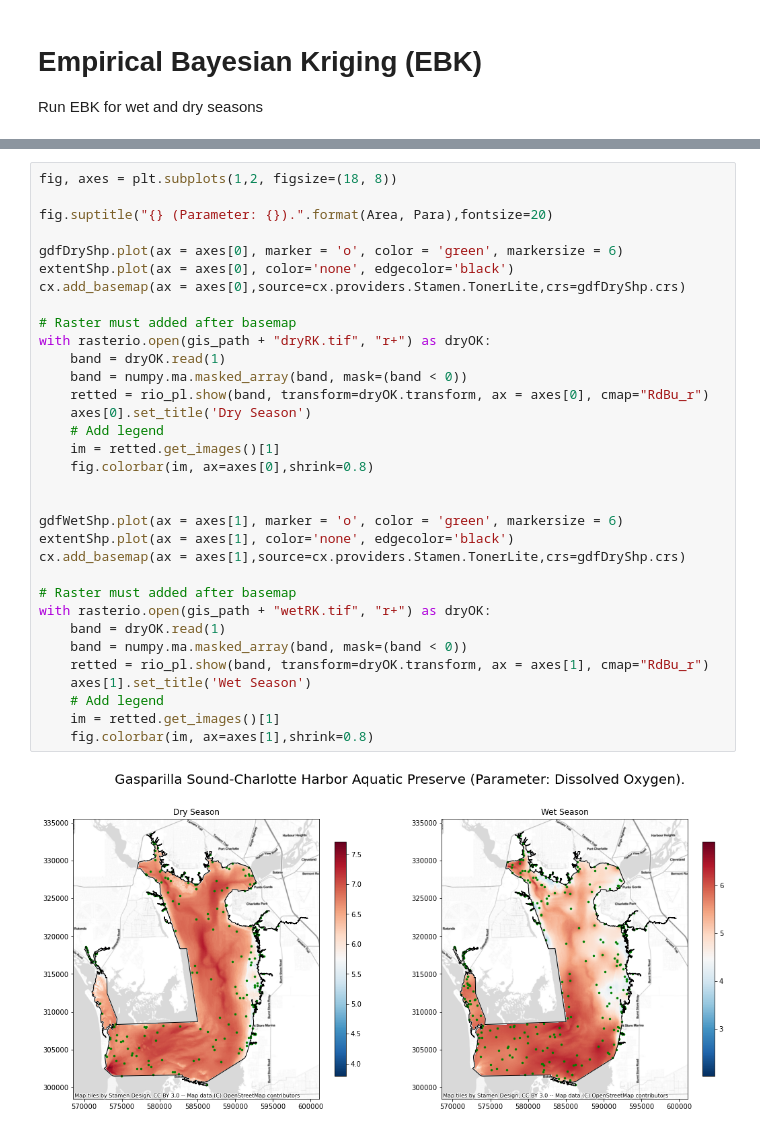
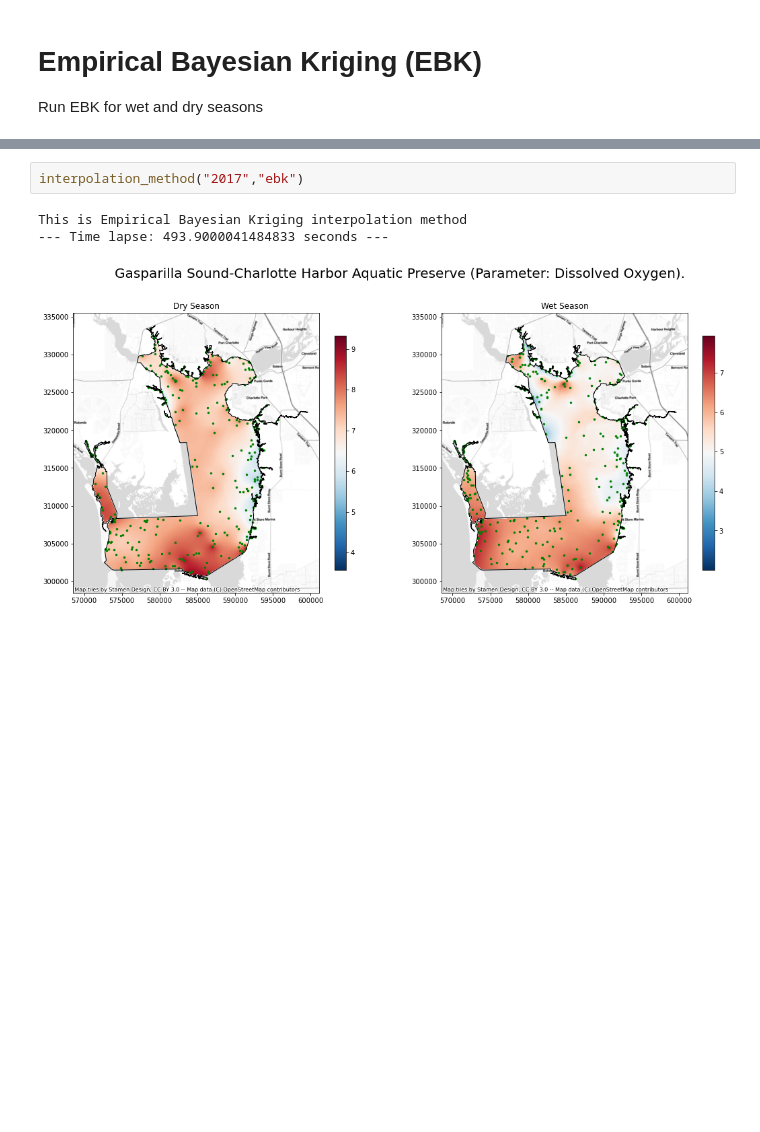
Before and after one commit to qiang-yi/SEACAR_WQ_Pilot, a Jupyter notebook: Interpolation_ArcGIS.ipynb, the cells around one changed output, grey strips where cells are left out. Saved outputs shown, nothing was run; the diff lists cells and outputs as text; blank space fills up the shorter version.

```diff
--- a/Interpolation_ArcGIS.ipynb
+++ b/Interpolation_ArcGIS.ipynb
@@ -460,35 +442,6 @@ print("--- Time lapse: %s seconds ---" % (time.time() - start_time))
-# %%
-fig, axes = plt.subplots(1,2, figsize=(18, 8))
-
-fig.suptitle("{} (Parameter: {}).".format(Area, Para),fontsize=20)
-
-gdfDryShp.plot(ax = axes[0], marker = 'o', color = 'green', markersize = 6)
-extentShp.plot(ax = axes[0], color='none', edgecolor='black')
-cx.add_basemap(ax = axes[0],source=cx.providers.Stamen.TonerLite,crs=gdfDryShp.crs)
-
-# Raster must added after basemap
-with rasterio.open(gis_path + "dryRK.tif", "r+") as dryOK:
-    band = dryOK.read(1)
-    band = numpy.ma.masked_array(band, mask=(band < 0))
-    retted = rio_pl.show(band, transform=dryOK.transform, ax = axes[0], cmap="RdBu_r")
-    axes[0].set_title('Dry Season')
-    # Add legend
-    im = retted.get_images()[1]
-    fig.colorbar(im, ax=axes[0],shrink=0.8)
-
-
-gdfWetShp.plot(ax = axes[1], marker = 'o', color = 'green', markersize = 6)
-extentShp.plot(ax = axes[1], color='none', edgecolor='black')
-cx.add_basemap(ax = axes[1],source=cx.providers.Stamen.TonerLite,crs=gdfDryShp.crs)
-
-# Raster must added after basemap
-with rasterio.open(gis_path + "wetRK.tif", "r+") as dryOK:
-    band = dryOK.read(1)
-    band = numpy.ma.masked_array(band, mask=(band < 0))
-    retted = rio_pl.show(band, transform=dryOK.transform, ax = axes[1], cmap="RdBu_r")
-    axes[1].set_title('Wet Season')
-    # Add legend
-    im = retted.get_images()[1]
-    fig.colorbar(im, ax=axes[1],shrink=0.8)
-# %% [output]
-[figure, removed]
+# %%
+interpolation_method("2017","ebk")
+# %% [output]
+This is Empirical Bayesian Kriging interpolation method
+--- Time lapse: 493.9000041484833 seconds ---
+[figure, added]
```
Also changed, not shown: parts of 76 cells of this notebook, 3 other files.
